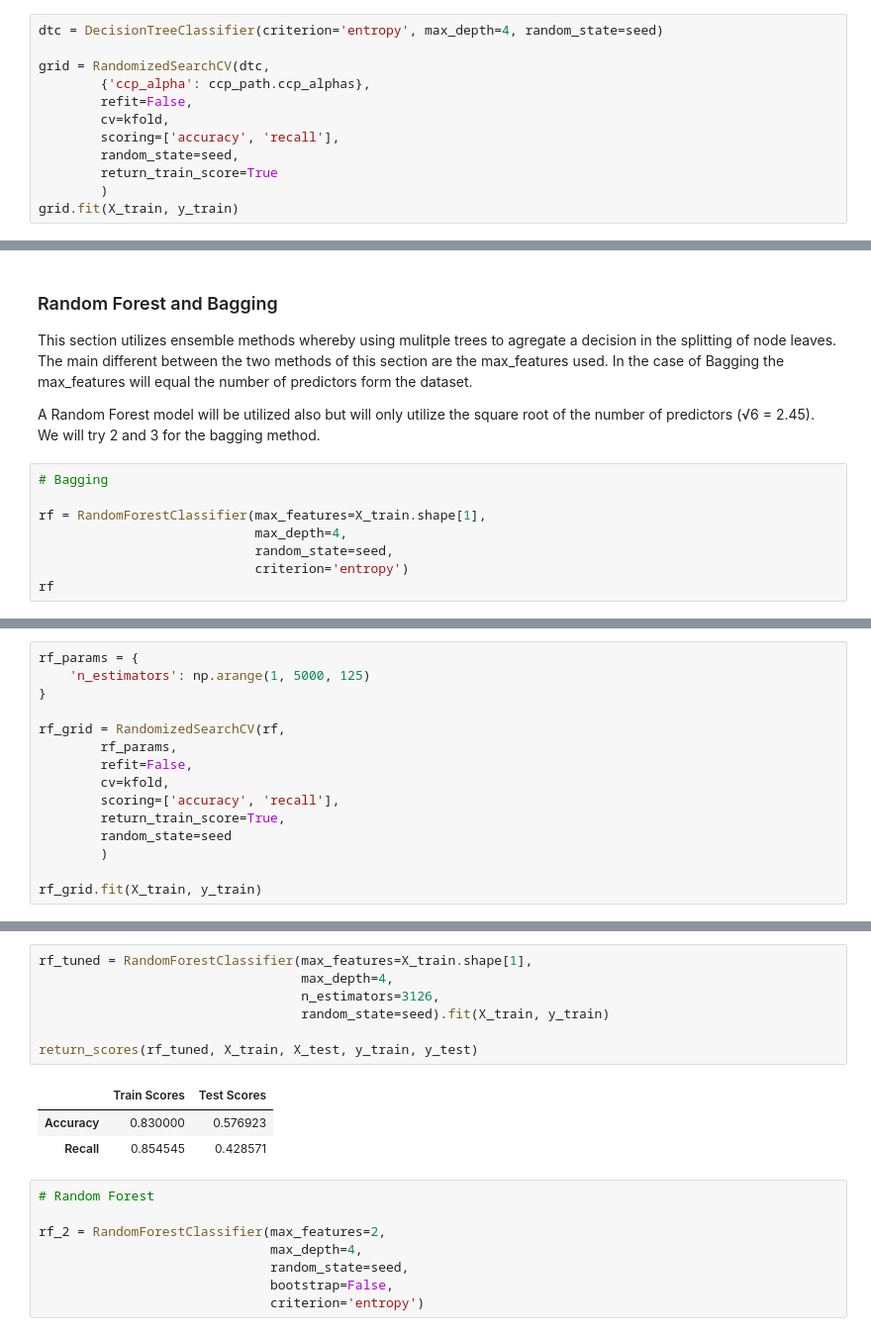
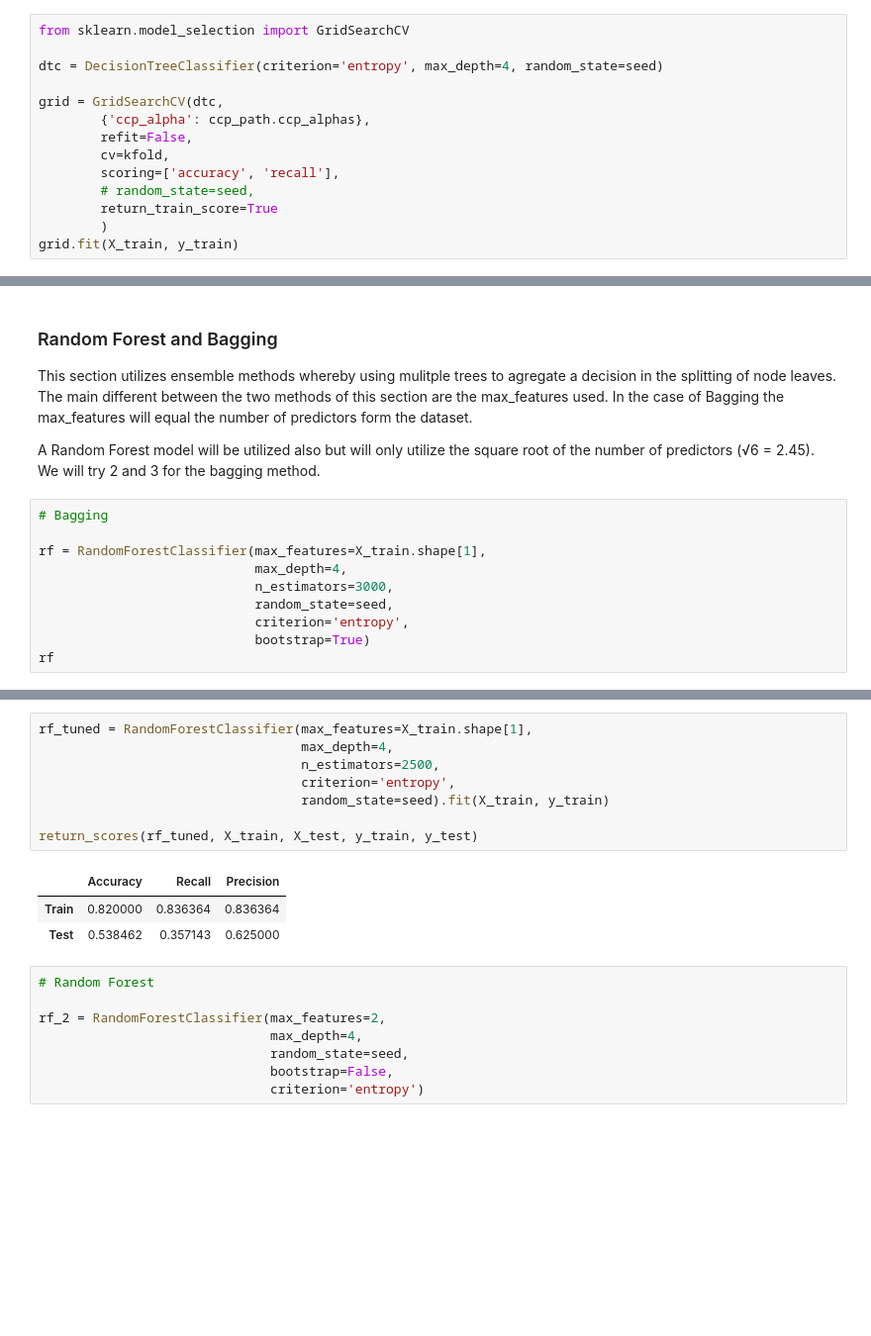
Before and after one commit to SmittyB00p/yAwe0UFmtLBhlMeG, a Jupyter notebook: Notebooks/models/dt.ipynb, the cells around one changed output, grey strips where cells are left out. Shown: that part at 99% size. Saved outputs shown, nothing was run; the diff lists cells and outputs as text; blank space fills up the shorter version.

```diff
--- a/Notebooks/models/dt.ipynb
+++ b/Notebooks/models/dt.ipynb
@@ -137,14 +140,16 @@ ccp_path
         0.74302985, 0.76444695, 0.78705026, 0.81266907, 0.8387814 ,
         0.88907012, 0.99277445])}
 # %%
+from sklearn.model_selection import GridSearchCV
+
 dtc = DecisionTreeClassifier(criterion='entropy', max_depth=4, random_state=seed)
 
-grid = RandomizedSearchCV(dtc,
+grid = GridSearchCV(dtc,
         {'ccp_alpha': ccp_path.ccp_alphas},
         refit=False,
         cv=kfold,
         scoring=['accuracy', 'recall'],
-        random_state=seed,
+        # random_state=seed,
         return_train_score=True
         )
 grid.fit(X_train, y_train)
@@ -262,8 +291,10 @@ A Random Forest model will be utilized also but will only utilize the square roo
 
 rf = RandomForestClassifier(max_features=X_train.shape[1],
                             max_depth=4,
+                            n_estimators=3000,
                             random_state=seed,
-                            criterion='entropy')
+                            criterion='entropy',
+                            bootstrap=True)
 rf
 # %% [output]
 RandomForestClassifier(criterion='entropy', max_depth=4, max_features=6,
@@ -279,15 +309,0 @@ return_scores(rf, X_train, X_test, y_train, y_test)
-# %%
-rf_params = {
-    'n_estimators': np.arange(1, 5000, 125)
-}
-
-rf_grid = RandomizedSearchCV(rf,
-        rf_params,
-        refit=False,
-        cv=kfold,
-        scoring=['accuracy', 'recall'],
-        return_train_score=True,
-        random_state=seed
-        )
-
-rf_grid.fit(X_train, y_train)
@@ -350,14 +368,15 @@ plt.show()
 # %%
 rf_tuned = RandomForestClassifier(max_features=X_train.shape[1],
                                   max_depth=4,
-                                  n_estimators=3126,
+                                  n_estimators=2500,
+                                  criterion='entropy',
                                   random_state=seed).fit(X_train, y_train)
 
 return_scores(rf_tuned, X_train, X_test, y_train, y_test)
 # %% [output]
-|  | Train Scores | Test Scores |
-| Accuracy | 0.830000 | 0.576923 |
-| Recall | 0.854545 | 0.428571 |
+|  | Accuracy | Recall | Precision |
+| Train | 0.820000 | 0.836364 | 0.836364 |
+| Test | 0.538462 | 0.357143 | 0.625000 |
 # %%
 # Random Forest
 
```
Also changed, not shown: parts of 30 cells of this notebook.
